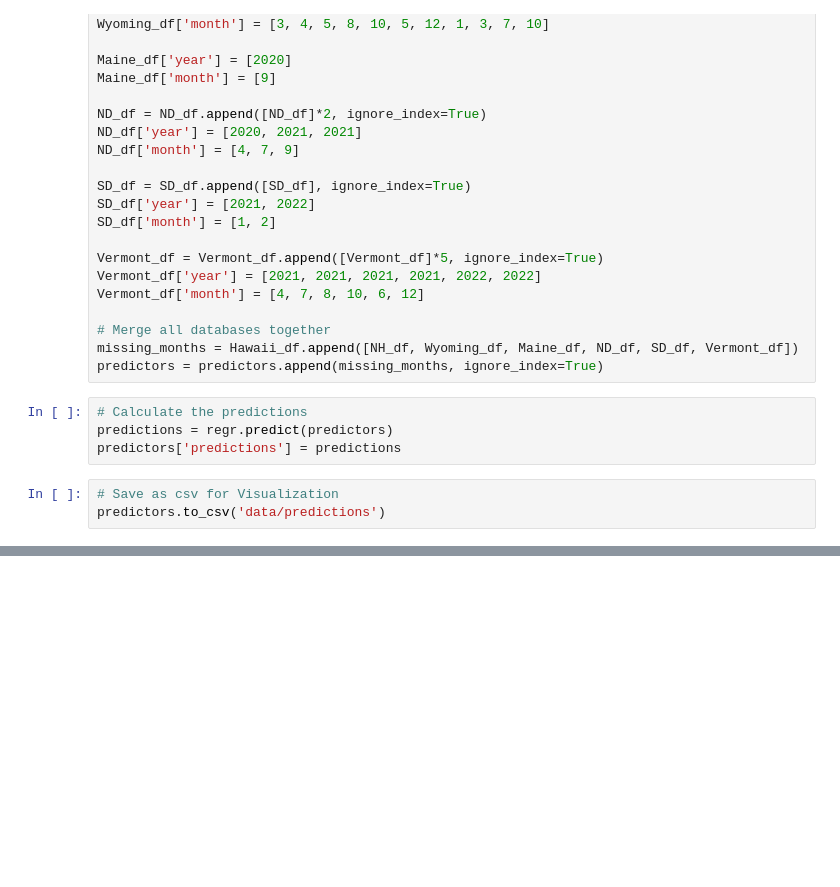
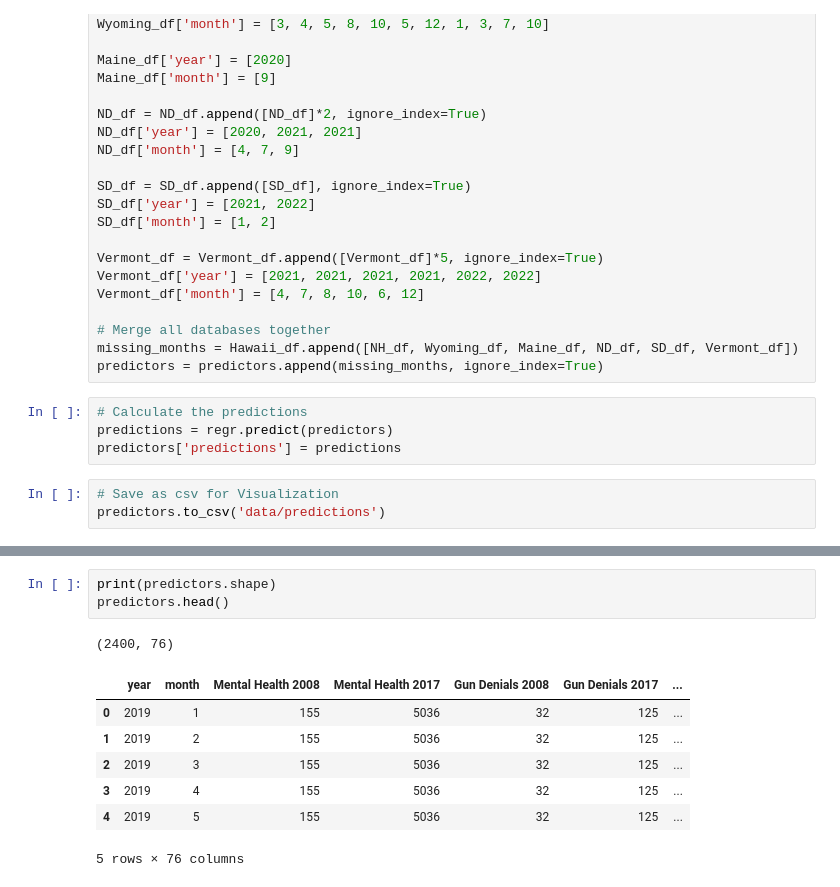
Before and after one commit to tnchen/group-31-data-x-proj, a Jupyter notebook: ML_scrape_data_bruh.ipynb, the cells around one changed output, grey strips where cells are left out. Saved outputs shown, nothing was run; the diff lists cells and outputs as text; blank space fills up the shorter version.

```diff
--- a/ML_scrape_data_bruh.ipynb
+++ b/ML_scrape_data_bruh.ipynb
@@ -350,0 +363,12 @@ np.savetxt("pickles.csv", pickles, delimiter=",")
+# %%
+print(predictors.shape)
+predictors.head()
+# %% [output]
+(2400, 76)
+|  | year | month | Mental Health 2008 | Mental Health 2017 | Gun Denials 2008 | Gun Denials 2017 | ... |
+| 0 | 2019 | 1 | 155 | 5036 | 32 | 125 | ... |
+| 1 | 2019 | 2 | 155 | 5036 | 32 | 125 | ... |
+| 2 | 2019 | 3 | 155 | 5036 | 32 | 125 | ... |
+| 3 | 2019 | 4 | 155 | 5036 | 32 | 125 | ... |
+| 4 | 2019 | 5 | 155 | 5036 | 32 | 125 | ... |
+5 rows × 76 columns
```
Also changed, not shown: parts of 13 cells of this notebook, 6 other files.
